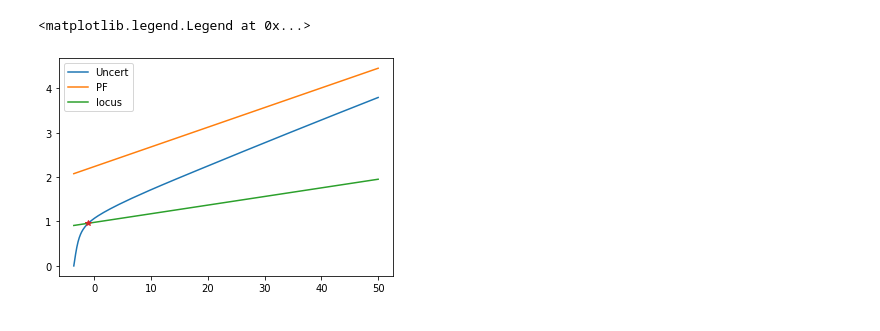
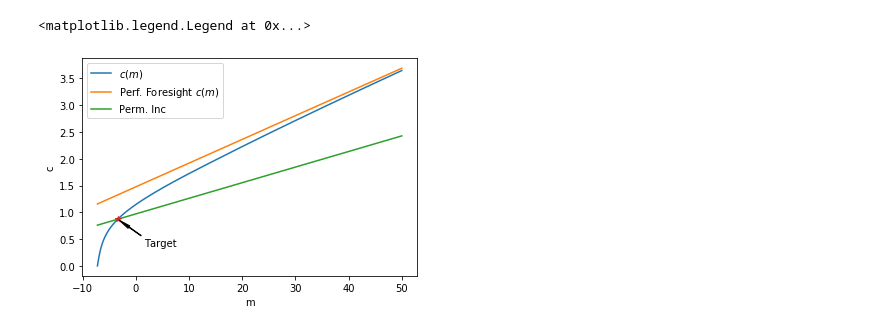
Before and after one commit to llorracc/Jupyter, a Jupyter notebook: notebooks/Palgrave-Buffer-Stock.ipynb, the cells around one changed output. Drawn from its saved outputs; the diff is of its cells as text; code cells hidden in the pictures.

Commit message:
Annotate Figure 1

```diff
--- a/notebooks/Palgrave-Buffer-Stock.ipynb
+++ b/notebooks/Palgrave-Buffer-Stock.ipynb
@@ -18,12 +21,12 @@ IdiosyncDict={
     "Rfree": 1.03,                         # Interest factor on assets
     "DiscFac": 0.96,                       # Intertemporal discount factor
     "LivPrb" : [0.98],                     # Survival probability
-    "PermGroFac" :[1.01],                  # Permanent income growth factor
+    "PermGroFac" :[1.0],                  # Permanent income growth factor
 
     # Parameters that specify the income distribution over the lifecycle
-    "PermShkStd" : [0.1],                  # Standard deviation of log permanent shocks to income
+    "PermShkStd" : [0.0],                  # Standard deviation of log permanent shocks to income
     "PermShkCount" : 7,                    # Number of points in discrete approximation to permanent income shocks
-    "TranShkStd" : [0.2],                  # Standard deviation of log transitory shocks to income
+    "TranShkStd" : [0.8],                  # Standard deviation of log transitory shocks to income
     "TranShkCount" : 7,                    # Number of points in discrete approximation to transitory income shocks
     "UnempPrb" : 0.0,                     # Probability of unemployment while working
     "IncUnemp" : 0.0,                      # Unemployment benefits replacement rate
@@ -84,20 +144,34 @@ plt.legend()
 # %%
 # Figure 2
 
 # Define a function for the delta(m)=0 locus
 m0_locus = lambda m: m - (m-1)/(IdiosyncDict["Rfree"]/IdiosyncDict["PermGroFac"][0])
 
 # Define grid of market resources
 m_max = 50
 m_grid = np.linspace(IndShockConsumer.solution[0].mNrmMin, m_max, 500)
 
 plt.figure()
-plt.plot(m_grid, IndShockConsumer.solution[0].cFunc(m_grid), label = 'Uncert')
-plt.plot(m_grid, PFConsumer.solution[0].cFunc(m_grid), label = 'PF')
-plt.plot(m_grid, m0_locus(m_grid), label = 'locus')
-plt.plot(IndShockConsumer.solution[0].mNrmSS,
-         IndShockConsumer.solution[0].cFunc(IndShockConsumer.solution[0].mNrmSS),'*')
+# Uncertainty solution
+plt.plot(m_grid, IndShockConsumer.solution[0].cFunc(m_grid), label = '$c(m)$')
+# Perfect foresight solution
+plt.plot(m_grid, PFConsumer.solution[0].cFunc(m_grid), label = 'Perf. Foresight $c(m)$')
+# Stable resource line
+plt.plot(m_grid, m0_locus(m_grid), label = 'Perm. Inc')
+# Target
+targ = (IndShockConsumer.solution[0].mNrmSS,
+        IndShockConsumer.solution[0].cFunc(IndShockConsumer.solution[0].mNrmSS))
+plt.plot(targ[0], targ[1], '*')
+
+# Annotations
+plt.xlabel('m')
+plt.ylabel('c')
+plt.annotate('Target',
+             xy = targ,
+             xytext = (targ[0]+5, targ[1]-0.5),
+             arrowprops=dict(facecolor='black', shrink=0.05,
+                             headwidth = 3, width = 0.5))
 plt.legend()
 # %% [output]
 <matplotlib.legend.Legend at 0x...>
-[figure, old version]
+[figure, new version]
```
Also changed, not shown: parts of 3 cells of this notebook, 1 other file.
